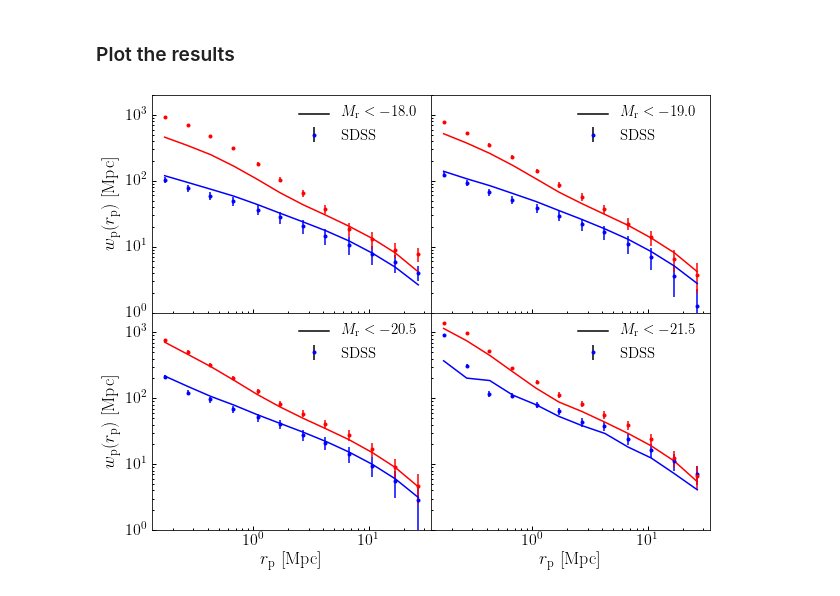
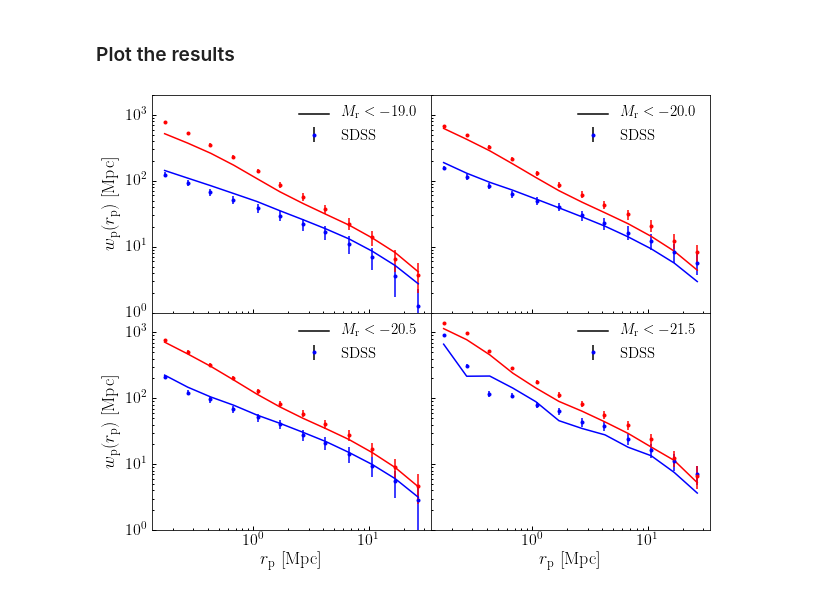
Before and after one commit to LSSTDESC/cosmodc2, a Jupyter notebook: notebooks/demo_protoDC2_v4.ipynb, the cells around one changed output. Drawn from its saved outputs; the diff is of its cells as text; code cells hidden in the pictures.

Commit message:
Finished fine-tuning satellite modification. See new plots in demo_protoDC2_v4.ipynb and cluster_satellite_modified_colors_dev.ipynb

```diff
--- a/notebooks/demo_protoDC2_v4.ipynb
+++ b/notebooks/demo_protoDC2_v4.ipynb
@@ -762,3 +733,18 @@ wp_red21p5, wperr_red21p5 = zehavi11_clustering(-21.5, subsample='red')
 
 wp_blue22p0, wperr_blue22p0 = zehavi11_clustering(-22.0, subsample='blue')
 wp_red22p0, wperr_red22p0 = zehavi11_clustering(-22.0, subsample='red')
+# %%
+from cosmodc2.mock_diagnostics import zehavi_wp
+
+protoDC2_littleh = 0.7
+period = mock.Lbox
+x, y, z, vz = mock['x'], mock['y'], mock['z'], mock['vz']
+magr = mock['restframe_extincted_sdss_abs_magr']
+
+rp_mids, wp_v4_18p0_blue = zehavi_wp(x, y, z, vz,
+            period, magr, -18.0, protoDC2_littleh,
+            subsample='blue', gr_colors=mock['restframe_extincted_sdss_gr'])
+
+rp_mids, wp_v4_18p0_red = zehavi_wp(x, y, z, vz,
+            period, magr, -18.0, protoDC2_littleh,
+            subsample='red', gr_colors=mock['restframe_extincted_sdss_gr'])
@@ -864,62 +864,63 @@ axes = ax1, ax2, ax3, ax4
 for ax in axes:
     __=ax.loglog()
 
-__=ax1.errorbar(rp_zehavi, wp_blue18p0, np.sqrt(wperr_blue19p0),
+# __=ax1.errorbar(rp_zehavi, wp_blue18p0, np.sqrt(wperr_blue19p0),
+#                 fmt='.', color='blue', label=r'${\rm SDSS}$')
+# __=ax1.errorbar(rp_zehavi, wp_red18p0, np.sqrt(wperr_red19p0),
+#                 fmt='.', color='red')
+# __=ax1.plot(rp_mids, wp_v4_18p0_blue, color='blue', label=r'$M_{\rm r} < -18.0$')
+# __=ax1.plot(rp_mids, wp_v4_18p0_red, color='red')
+
+# __=ax1.errorbar(rp_zehavi, wp_blue18p5, np.sqrt(wperr_blue19p5),
+#                 fmt='.', color='blue', label=r'${\rm SDSS}$')
+# __=ax1.errorbar(rp_zehavi, wp_red18p5, np.sqrt(wperr_red19p5),
+#                 fmt='.', color='red')
+# __=ax1.plot(rp_mids, wp_v4_18p5_blue, color='blue', label=r'$M_{\rm r} < -18.5$')
+# __=ax1.plot(rp_mids, wp_v4_18p5_red, color='red')
+
+__=ax1.errorbar(rp_zehavi, wp_blue19p0, np.sqrt(wperr_blue19p0),
                 fmt='.', color='blue', label=r'${\rm SDSS}$')
-__=ax1.errorbar(rp_zehavi, wp_red18p0, np.sqrt(wperr_red19p0),
+__=ax1.errorbar(rp_zehavi, wp_red19p0, np.sqrt(wperr_red19p0),
                 fmt='.', color='red')
-__=ax1.plot(rp_mids, wp_v4_18p0_blue, color='blue', label=r'$M_{\rm r} < -18.0$')
-__=ax1.plot(rp_mids, wp_v4_18p0_red, color='red')
+__=ax1.plot(rp_mids, wp_v4_19p0_blue, color='blue', label=r'$M_{\rm r} < -19.0$')
+__=ax1.plot(rp_mids, wp_v4_19p0_red, color='red')
 
-__=ax2.errorbar(rp_zehavi, wp_blue19p0, np.sqrt(wperr_blue19p0),
+
+__=ax2.errorbar(rp_zehavi, wp_blue20p0, np.sqrt(wperr_blue20p0),
                 fmt='.', color='blue', label=r'${\rm SDSS}$')
-__=ax2.errorbar(rp_zehavi, wp_red19p0, np.sqrt(wperr_red19p0),
+__=ax2.errorbar(rp_zehavi, wp_red20p0, np.sqrt(wperr_red20p0),
                 fmt='.', color='red')
-__=ax2.plot(rp_mids, wp_v4_19p0_blue, color='blue', label=r'$M_{\rm r} < -19.0$')
-__=ax2.plot(rp_mids, wp_v4_19p0_red, color='red')
-
-# __=ax2.errorbar(rp_zehavi, wp_blue19p5, np.sqrt(wperr_blue19p5),
-#                 fmt='.', color='blue', label=r'${\rm SDSS}$')
-# __=ax2.errorbar(rp_zehavi, wp_red19p5, np.sqrt(wperr_red19p5),
-#                 fmt='.', color='red')
-# __=ax2.plot(rp_mids, wp_v4_19p5_blue, color='blue', label=r'$M_{\rm r} < -19.5$')
-# __=ax2.plot(rp_mids, wp_v4_19p5_red, color='red')
-
-# __=ax3.errorbar(rp_zehavi, wp_blue20p0, np.sqrt(wperr_blue20p0),
-#                 fmt='.', color='blue', label=r'${\rm SDSS}$')
-# __=ax3.errorbar(rp_zehavi, wp_red20p0, np.sqrt(wperr_red20p0),
-#                 fmt='.', color='red')
-# __=ax3.plot(rp_mids, wp_v4_20p0_blue, color='blue', label=r'$M_{\rm r} < -20.0$')
-# __=ax3.plot(rp_mids, wp_v4_20p0_red, color='red')
+__=ax2.plot(rp_mids, wp_v4_20p0_blue, color='blue', label=r'$M_{\rm r} < -20.0$')
+__=ax2.plot(rp_mids, wp_v4_20p0_red, color='red')
 
 __=ax3.errorbar(rp_zehavi, wp_blue20p5, np.sqrt(wperr_blue20p5),
                 fmt='.', color='blue', label=r'${\rm SDSS}$')
 __=ax3.errorbar(rp_zehavi, wp_red20p5, np.sqrt(wperr_red20p5),
                 fmt='.', color='red')
 __=ax3.plot(rp_mids, wp_v4_20p5_blue, color='blue', label=r'$M_{\rm r} < -20.5$')
 __=ax3.plot(rp_mids, wp_v4_20p5_red, color='red')
 
 __=ax4.errorbar(rp_zehavi, wp_blue21p5, np.sqrt(wperr_blue21p5),
                 fmt='.', color='blue', label=r'${\rm SDSS}$')
 __=ax4.errorbar(rp_zehavi, wp_red21p5, np.sqrt(wperr_red21p5),
                 fmt='.', color='red')
 __=ax4.plot(rp_mids, wp_v4_21p5_blue, color='blue', label=r'$M_{\rm r} < -21.5$')
 __=ax4.plot(rp_mids, wp_v4_21p5_red, color='red')
 
 
 xlabel3 = ax3.set_xlabel(r'${r_{\rm p}\ [{\rm Mpc}]}$')
 xlabel4 = ax4.set_xlabel(r'${r_{\rm p}\ [{\rm Mpc}]}$')
 
 ylabel1 = ax1.set_ylabel(r'$w_{\rm p}({r_{\rm p})\ [{\rm Mpc}]}$')
 ylabel3 = ax3.set_ylabel(r'$w_{\rm p}({r_{\rm p})\ [{\rm Mpc}]}$')
 
 for ax in axes:
     leg = ax.legend()
     leg.legendHandles[0].set_color('k')
     leg.legendHandles[1].set_color('k')
 
 ylim = ax1.set_ylim(1, 2000)
 figname = 'v4_color_dependent_clustering_vs_zehavi11.pdf'
-fig.savefig(figname, bbox_extra_artists=[xlabel1, ylabel1], bbox_inches='tight')
+fig.savefig(figname, bbox_extra_artists=[xlabel3, ylabel3], bbox_inches='tight')
 # %% [output]
-[figure, old version]
+[figure, new version]
```
Also changed, not shown: parts of 17 cells of this notebook, 1 other file.
